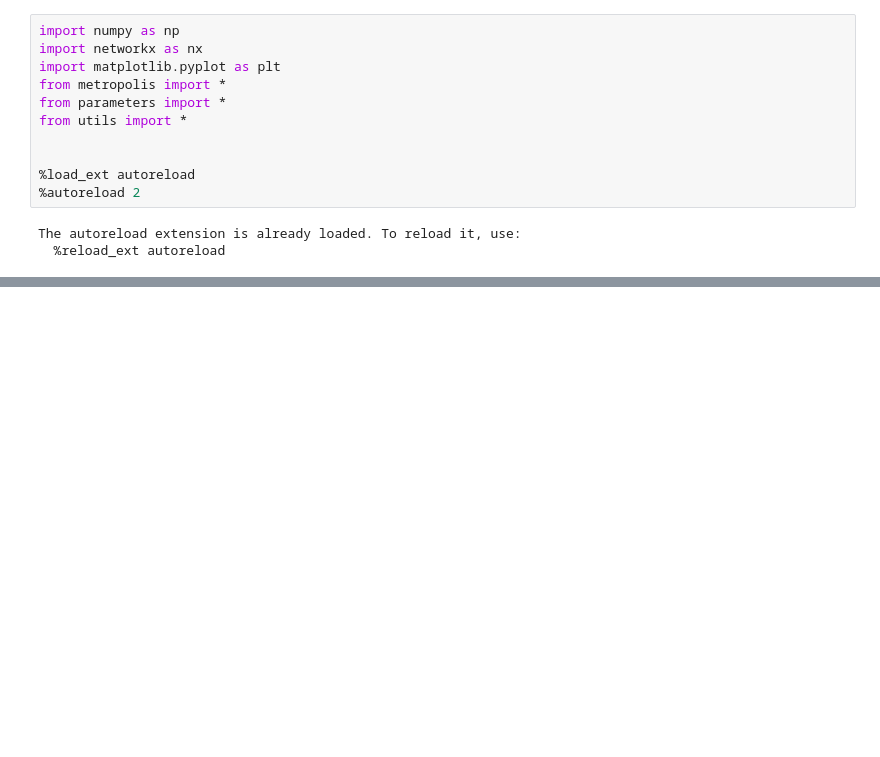
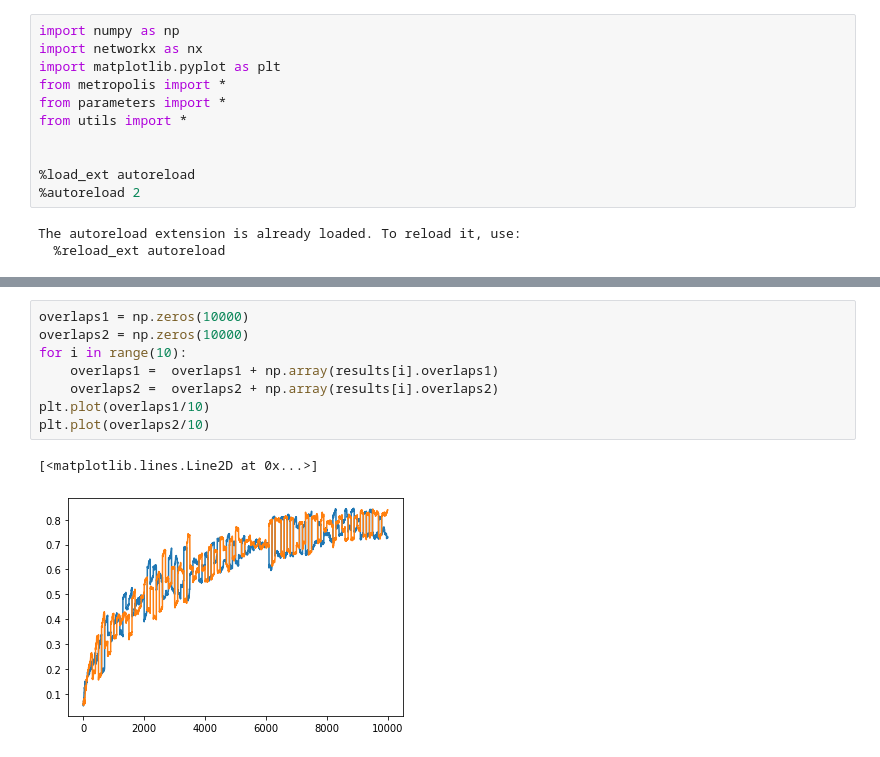
Before and after one commit to hbenedek/mcmc-community-detection, a Jupyter notebook: test.ipynb, the cells around one changed output, grey strips where cells are left out. Saved outputs shown, nothing was run; the diff lists cells and outputs as text; blank space fills up the shorter version.

```diff
--- a/test.ipynb
+++ b/test.ipynb
@@ -15,3 +38,14 @@ The autoreload extension is already loaded. To reload it, use:
+# %%
+overlaps1 = np.zeros(10000)
+overlaps2 = np.zeros(10000)
+for i in range(10):
+    overlaps1 =  overlaps1 + np.array(results[i].overlaps1)
+    overlaps2 =  overlaps2 + np.array(results[i].overlaps2)
+plt.plot(overlaps1/10)
+plt.plot(overlaps2/10)
+# %% [output]
+[<matplotlib.lines.Line2D at 0x...>]
+[figure, added]
 # %%
 check_ab_condition(a, b)
 
```
Also changed, not shown: parts of 6 cells of this notebook.
